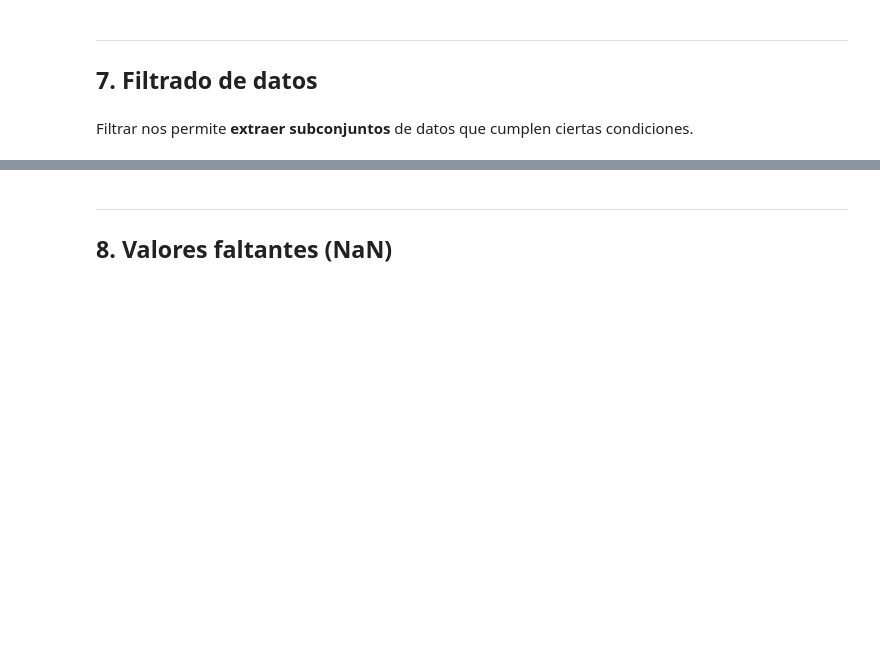
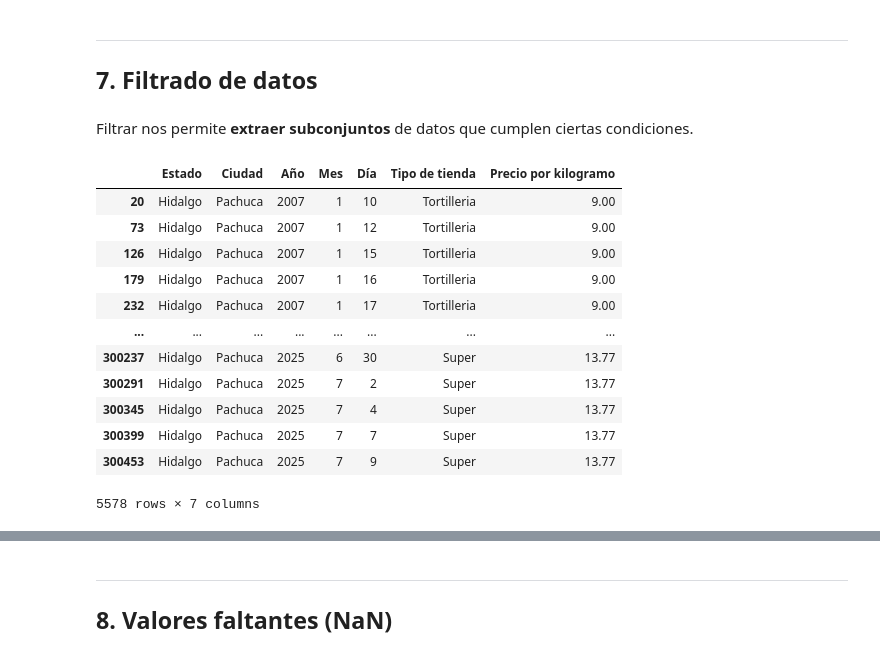
Before and after one commit to jarsmp37/progavan, a Jupyter notebook: Ejercicios OOP/ejerciciodata/comandos_basicos_ciencia_datos.ipynb, the cells around one changed output, grey strips where cells are left out. Saved outputs shown, nothing was run; the diff lists cells and outputs as text; code cells hidden in the pictures; blank space fills up the shorter version.

```diff
--- a/Ejercicios OOP/ejerciciodata/comandos_basicos_ciencia_datos.ipynb
+++ b/Ejercicios OOP/ejerciciodata/comandos_basicos_ciencia_datos.ipynb
@@ -106,5 +255,19 @@ df['Tipo de tienda'].value_counts(normalize=True).round(2)
 Filtrar nos permite **extraer subconjuntos** de datos que cumplen ciertas condiciones.
 # %%
 # Filtrar: solo registros de la Ciudad de México (D.F.)
-df_cdmx = df[df['Estado'] == 'D.F.']
-df_cdmx.head(10)
+df_pachuca = df[df['Estado'] == 'Hidalgo']
+df_pachuca
+# %% [output]
+|  | Estado | Ciudad | Año | Mes | Día | Tipo de tienda | Precio por kilogramo |
+| 20 | Hidalgo | Pachuca | 2007 | 1 | 10 | Tortilleria | 9.00 |
+| 73 | Hidalgo | Pachuca | 2007 | 1 | 12 | Tortilleria | 9.00 |
+| 126 | Hidalgo | Pachuca | 2007 | 1 | 15 | Tortilleria | 9.00 |
+| 179 | Hidalgo | Pachuca | 2007 | 1 | 16 | Tortilleria | 9.00 |
+| 232 | Hidalgo | Pachuca | 2007 | 1 | 17 | Tortilleria | 9.00 |
+| ... | ... | ... | ... | ... | ... | ... | ... |
+| 300237 | Hidalgo | Pachuca | 2025 | 6 | 30 | Super | 13.77 |
+| 300291 | Hidalgo | Pachuca | 2025 | 7 | 2 | Super | 13.77 |
+| 300345 | Hidalgo | Pachuca | 2025 | 7 | 4 | Super | 13.77 |
+| 300399 | Hidalgo | Pachuca | 2025 | 7 | 7 | Super | 13.77 |
+| 300453 | Hidalgo | Pachuca | 2025 | 7 | 9 | Super | 13.77 |
+5578 rows × 7 columns
```
Also changed, not shown: parts of 30 cells of this notebook.
